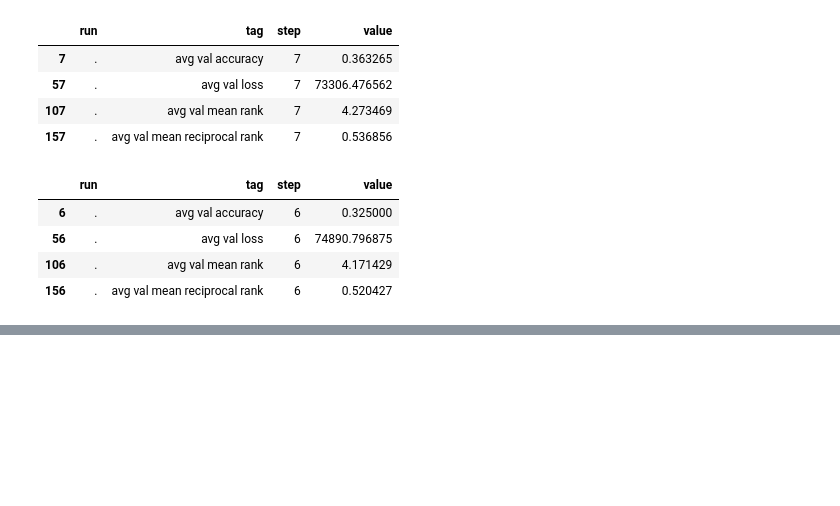
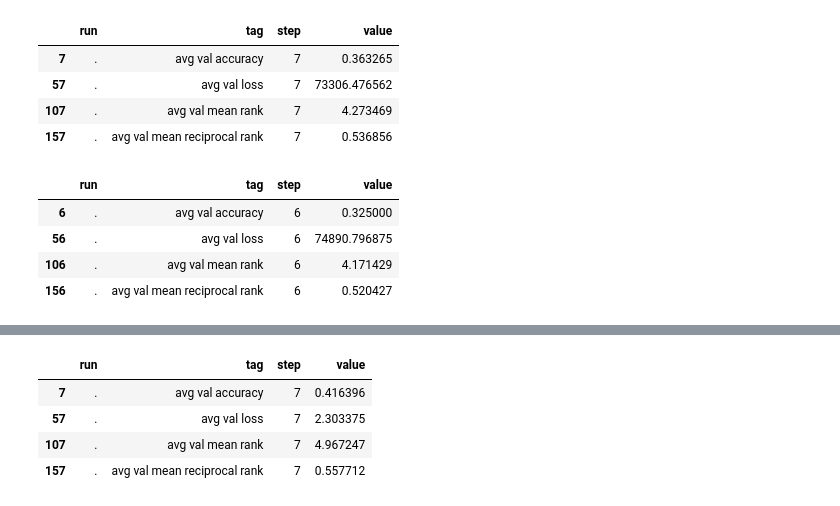
Before and after one commit to YasMME/thesisproj, a Jupyter notebook: TensorboardResultsAnalysis.ipynb, the cells around one changed output, grey strips where cells are left out. Drawn from its saved outputs; the diff is of its cells as text; code cells hidden in the pictures; blank space fills up the shorter version.

```diff
--- a/TensorboardResultsAnalysis.ipynb
+++ b/TensorboardResultsAnalysis.ipynb
@@ -336,0 +353,8 @@ get_minimum_row(fb_df, 'avg val mean rank')
+# %%
+get_maximum_row(boosted_df, 'avg val accuracy')
+# %% [output]
+|  | run | tag | step | value |
+| 7 | . | avg val accuracy | 7 | 0.416396 |
+| 57 | . | avg val loss | 7 | 2.303375 |
+| 107 | . | avg val mean rank | 7 | 4.967247 |
+| 157 | . | avg val mean reciprocal rank | 7 | 0.557712 |
```
Also changed, not shown: parts of 3 cells of this notebook, 9 other files.
